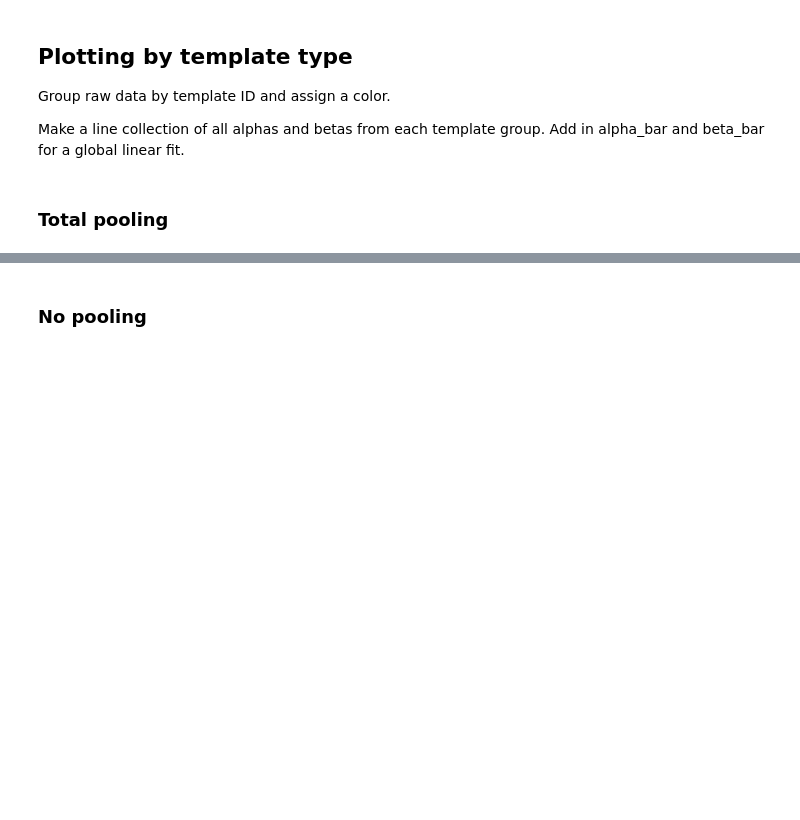
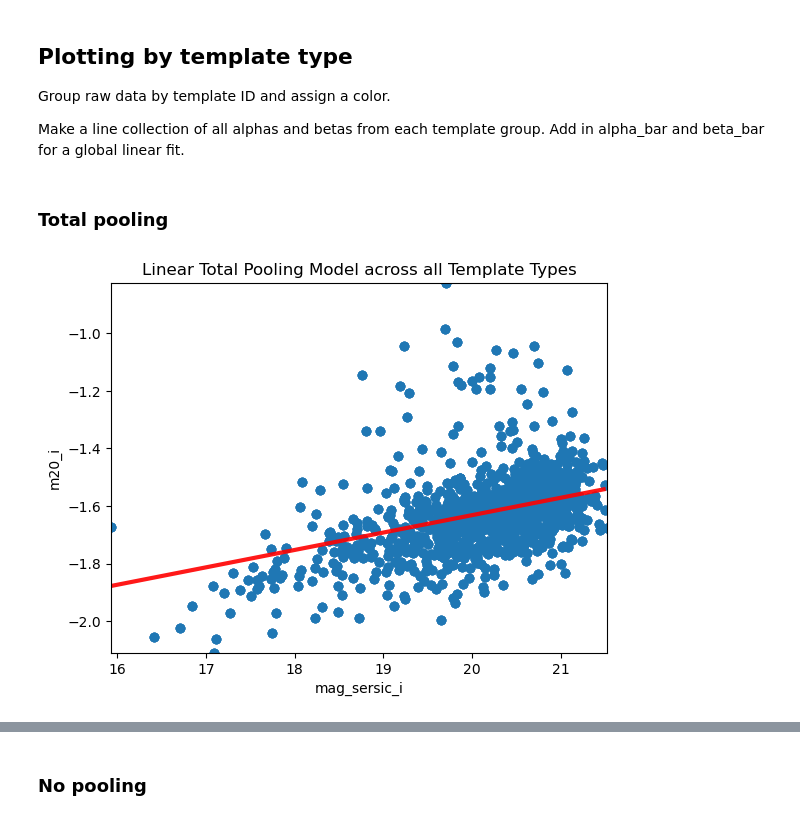
Before and after one commit to bingyanliang/stat-775-final, a Jupyter notebook: pooling-analysis/pooling-analysis.ipynb, the cells around one changed output, grey strips where cells are left out. Drawn from its saved outputs; the diff is of its cells as text; code cells hidden in the pictures; blank space fills up the shorter version.

```diff
--- a/pooling-analysis/pooling-analysis.ipynb
+++ b/pooling-analysis/pooling-analysis.ipynb
@@ -113,62 +146,27 @@ print(alpha_bar, beta_bar)
 # %%
 xs = np.arange(np.min(x_data), np.max(x_data), np.max(x_data)/1000)
 segs = [] # for collection of lines to plot
-masked_segs = [] # generate list of linear fits that pass the loss functions
-masked_alphas = [] # list of alphas that pass loss funtions
-masked_betas = [] # list of betas that pass loss functions
-masked_x_data = []
-masked_y_data = []
-masked_group_id = []
-
-for template_id in range(len(alpha_group)):
-    subset = data_all[data_all['template_id']==template_id]
-
-    data = alpha_group[template_id] + beta_group[template_id]*xs
-
-    segs.append(((xs[0], data[0]), (xs[-1], data[-1])))
-
-    if len(subset) < 10:
-        continue
-
-    predicted = alpha_group[template_id] + beta_group[template_id] * subset[x_label]
-
-    # calculate loss functions
-    mse_val = mean_squared_error(subset[y_label], predicted)
-    r2_val = r2_score(subset[y_label], predicted)
-
-    if (mse_val < 0.7) and (r2_val > 0.25):
-        masked_segs.append(((xs[0], data[0]), (xs[-1], data[-1])))
-        masked_alphas.append(alpha_group[template_id])
-        masked_betas.append(beta_group[template_id])
-        masked_x_data.extend(subset[x_label])
-        masked_y_data.extend(subset[y_label])
-        masked_group_id.extend(np.full(len(subset[x_label]), template_id))
-
-# append the global linear fit as a single line, with all templates
-global_seg = []
-global_data = alpha_bar + beta_bar*xs
-global_seg.append(((xs[0], global_data[0]), (xs[-1], global_data[-1])))
 
 # append the global linear fit as a single line, with only good templates
-masked_global_seg = []
-masked_global_data = np.mean(masked_alphas) + np.mean(masked_betas)*xs
-masked_global_seg.append(((xs[0], masked_global_data[0]), (xs[-1], masked_global_data[-1])))
+global_seg = []
+global_data = alpha_group + beta_group*xs
+global_seg.append(((xs[0], global_data[0]), (xs[-1], global_data[-1])))
 # %%
 # plot all templates
 fig, ax = plt.subplots()
 ln_coll = matplotlib.collections.LineCollection(segs, array=color_map, alpha=0.8, linewidths=1.5)
 global_ln_coll = matplotlib.collections.LineCollection(global_seg, color='red', alpha=0.9, linewidths=3)
 
 ax.set_xlim(np.min(x_data), np.max(x_data))
 ax.set_ylim(np.min(y_data), np.max(y_data))
 ax.set_xlabel(x_label)
 ax.set_ylabel(y_label)
 ax.set_title("Linear Total Pooling Model across all Template Types")
 
 ax.add_collection(ln_coll)
 ax.add_collection(global_ln_coll)
-ax.scatter(x_data, y_data, c=group_id, alpha=0.8)
+ax.scatter(x_data, y_data, alpha=0.8)
 
-template_color = fig.colorbar(ln_coll)
-template_color.set_label('Template ID')
 fig.savefig(f"{folder_name}{y_label}_vs_{x_label}_all_total_pool.png", dpi=200)
+# %% [output]
+[figure, added]
```
Also changed, not shown: parts of 15 cells of this notebook, 11 other files.
